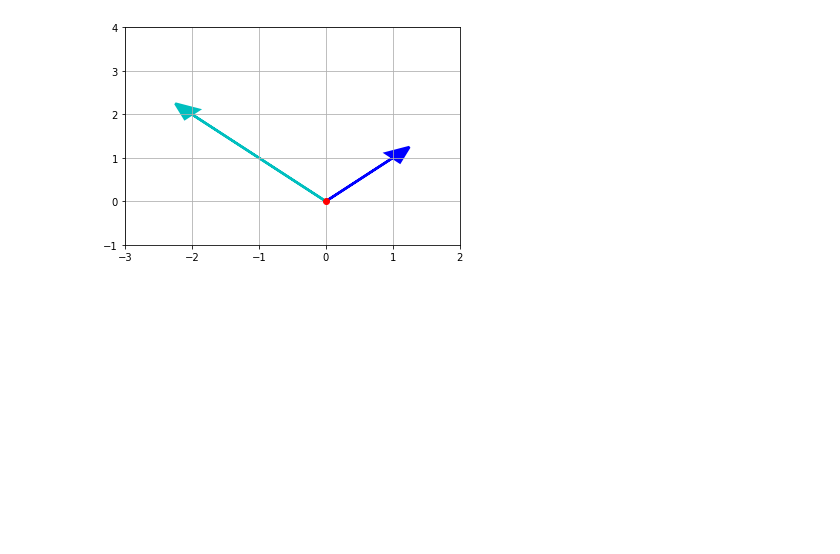
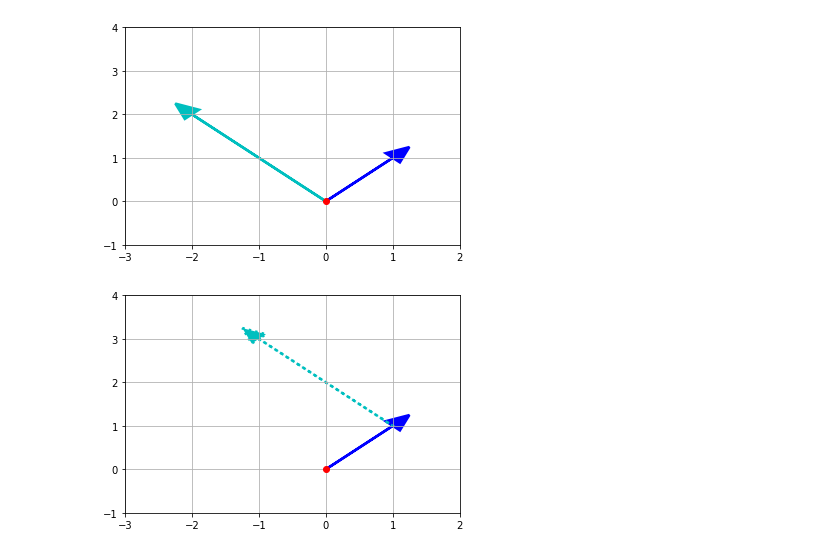
Before and after one commit to RAMraghuram/practicing-vector-algebra-from-udamy, a Jupyter notebook: vectorAlgebra.ipynb, the cells around one changed output. Drawn from its saved outputs; the diff is of its cells as text; code cells hidden in the pictures; blank space fills up the shorter version.

```diff
--- a/vectorAlgebra.ipynb
+++ b/vectorAlgebra.ipynb
@@ -149,0 +140,44 @@ w = np.array([-2,2])
+# %%
+# Adding two vectors
+
+# Define vector v
+v = np.array([1,1])
+
+# Define vector w
+w = np.array([-2,2])
+
+# Plot that graphically shows vector w(dotted cyan arrow) added to vector v(blue arrow) using matplotlib
+
+# Creates axes of plot refered 'ax'
+ax = plt.axes()
+
+# plot red dot at the origin
+ax.plot(0,0,'or')
+
+# Plots vector v as blue arrow starting at origin 0,0
+ax.arrow(0,0, *v, color='b', linewidth=2.5, head_width=0.3, head_length=0.35)
+
+# Plot vector w as cyan arrow with origin defined by vector v
+ax.arrow(v[0], v[1],*w, color='c', linestyle='dotted', linewidth=2.5, head_width=0.30, head_length=0.35)
+
+# Set limits for plot for x-axis
+plt.xlim=(-3,3)
+
+# Set major ticks for x-axis
+major_xticks =  np.arange(-3,3)
+ax.set_xticks(major_xticks)
+
+# Set limits for plot for y-axis
+plt.ylim=(-1,5)
+
+# Set major ticks for y-axis
+major_yticks = np.arange(-1,5)
+ax.set_yticks(major_yticks)
+
+# create grid lines for only major tick marks
+plt.grid(b=True, which='major')
+
+# Display final plot
+plt.show()
+# %% [output]
+[figure, added]
```
Also changed, not shown: parts of 2 cells of this notebook.
